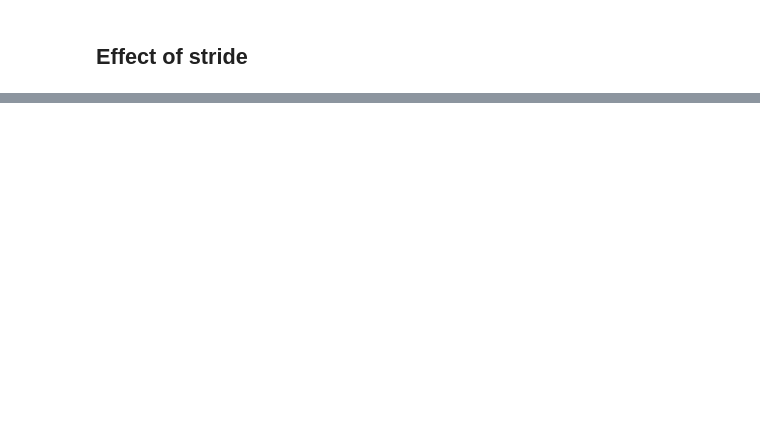
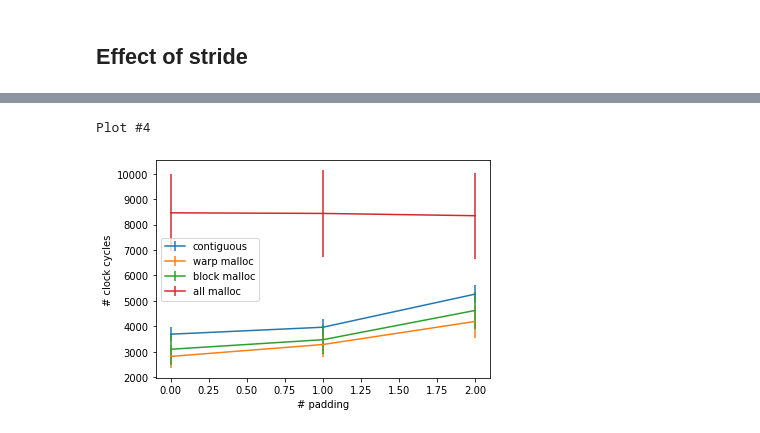
Before and after one commit to maerhart/dphpc-project, a Jupyter notebook: strided_benchmarks/plot_strided_benchmarks.ipynb, the cells around one changed output, grey strips where cells are left out. Cells and saved outputs as stored; diff of their text form; code cells hidden in the pictures; blank space fills up the shorter version.

```diff
--- a/strided_benchmarks/plot_strided_benchmarks.ipynb
+++ b/strided_benchmarks/plot_strided_benchmarks.ipynb
@@ -103,0 +152,12 @@ plt.show()
+# %%
+plot_runtime_by_param(
+    param_name="n_padding",
+    param_values=list(range(3)),
+    n_floats=3,
+    n_blocks=32,
+    n_threads_per_block=1024,
+    cache_warmup=1
+)
+# %% [output]
+Plot #4
+[figure, added]
```
Also changed, not shown: parts of 11 cells of this notebook.
